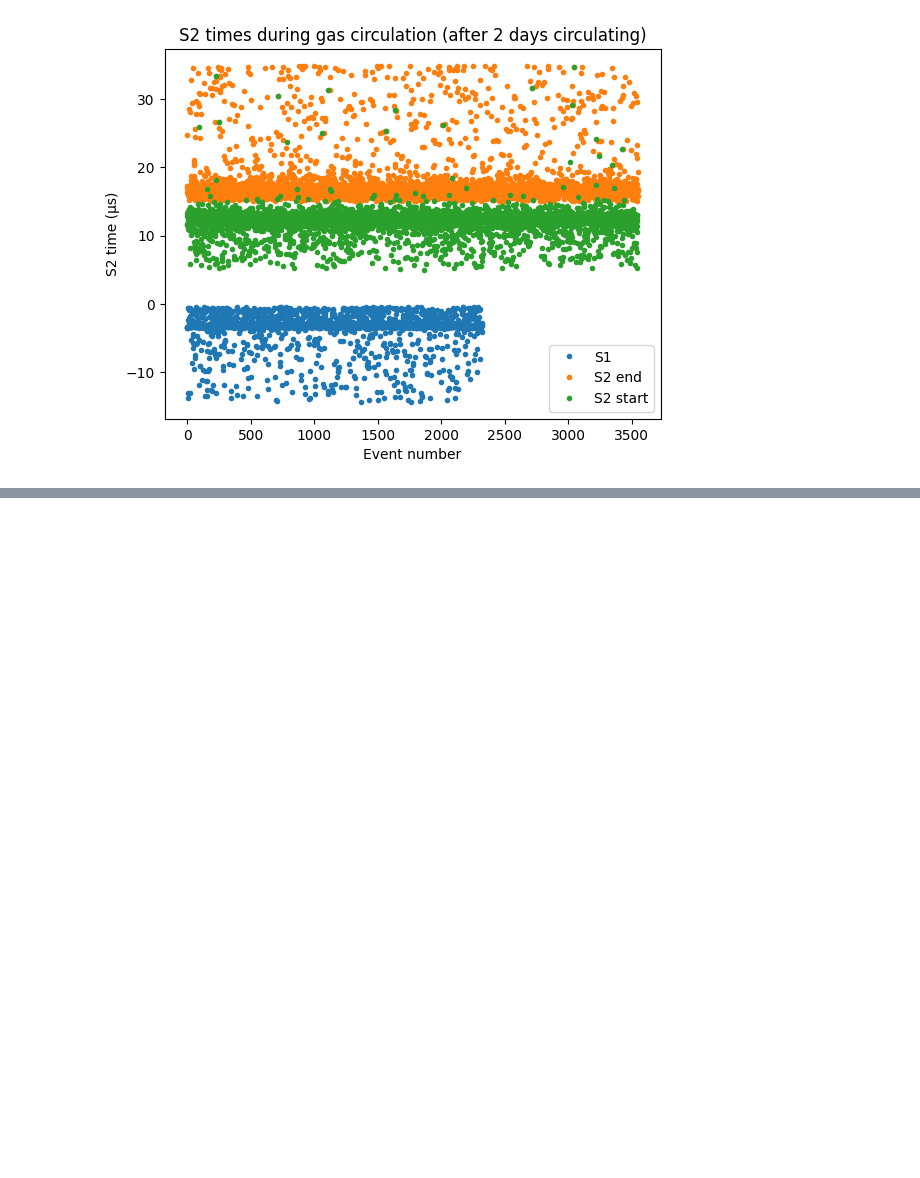
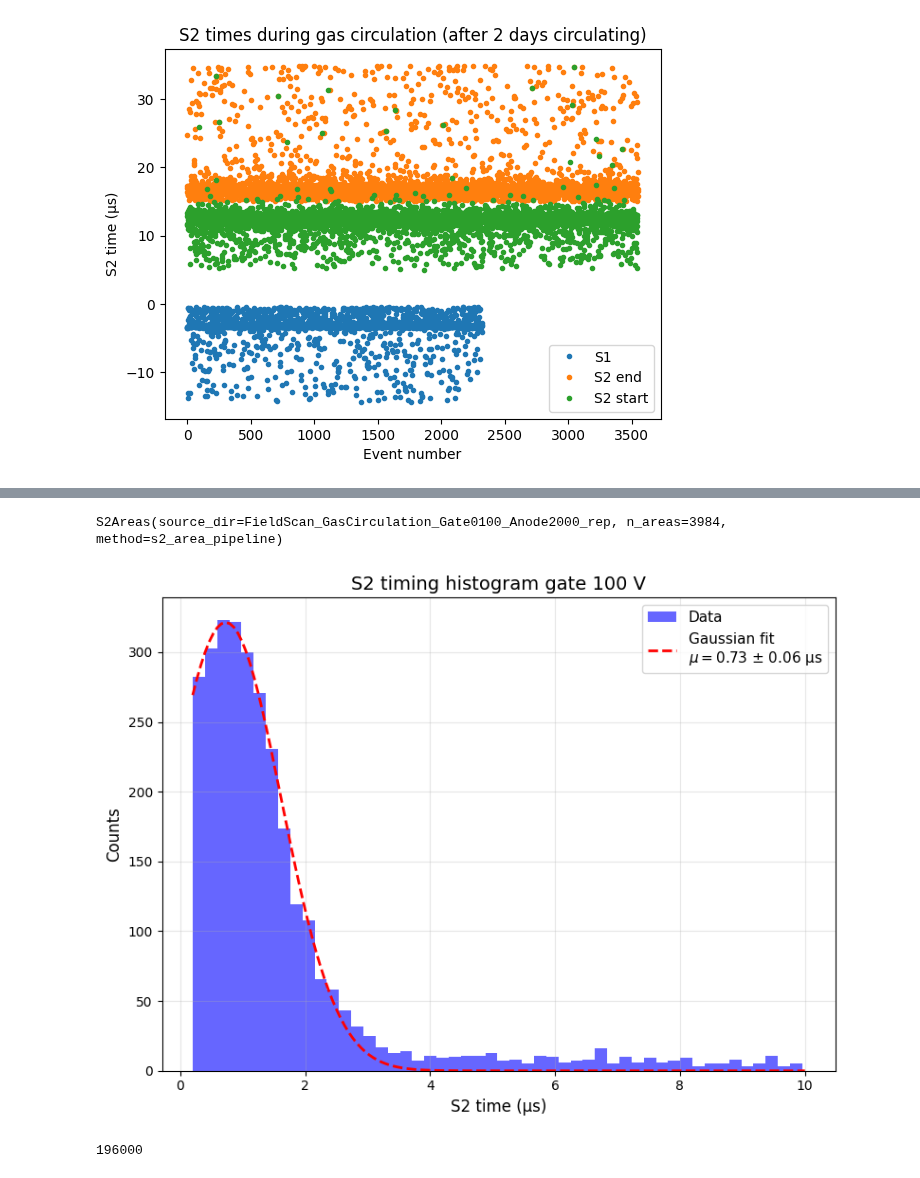
Before and after one commit to proscrite/RaTag, a Jupyter notebook: notebooks/Gas_circulation_analysis.ipynb, the cells around one changed output, grey strips where cells are left out. Saved outputs shown, nothing was run; the diff lists cells and outputs as text; code cells hidden in the pictures; blank space fills up the shorter version.

```diff
--- a/notebooks/Gas_circulation_analysis.ipynb
+++ b/notebooks/Gas_circulation_analysis.ipynb
@@ -123,0 +147,21 @@ plt.legend()
+# %%
+from RaTag.core.config import IntegrationConfig
+s2_start = pset.metadata['t_s2_start'] - pset.metadata['t_s2_start_std']
+s2_end = pset.metadata['t_s2_end'] + pset.metadata['t_s2_end_std']
+s2_areas = integrate_s2_set(pset, t_window=(s2_start, s2_end), integration_config=IntegrationConfig())
+s2_areas
+# %% [output]
+S2Areas(source_dir=FieldScan_GasCirculation_Gate0100_Anode2000_rep, n_areas=3984, method=s2_area_pipeline)
+# %%
+from matplotlib.pyplot import flag
+from RaTag.core.fitting import fit_s2_timing_histogram, _fit_gaussian_to_histogram, _plot_gaussian_fit
+
+mean, sigma, ci95, cbins, n, result = _fit_gaussian_to_histogram(s2_areas.areas, nbins=50, bin_cuts=(0.2, 10), )
+_plot_gaussian_fit(s2_areas.areas, bin_cuts=(0.2, 10), nbins=50, fit_result=result, title='S2 timing histogram gate 100 V', xlabel='S2 time (µs)', ylabel='Counts')
+# fit_s2_timing_histogram(s2_areas.areas, nbins=50, bin_cuts=(0.2, 5), flag_plot=True, timing_type='start')
+# %% [output]
+[figure, added]
+# %%
+49 * 4000
+# %% [output]
+196000
```
Also changed, not shown: parts of 6 cells of this notebook, 10 other files.
